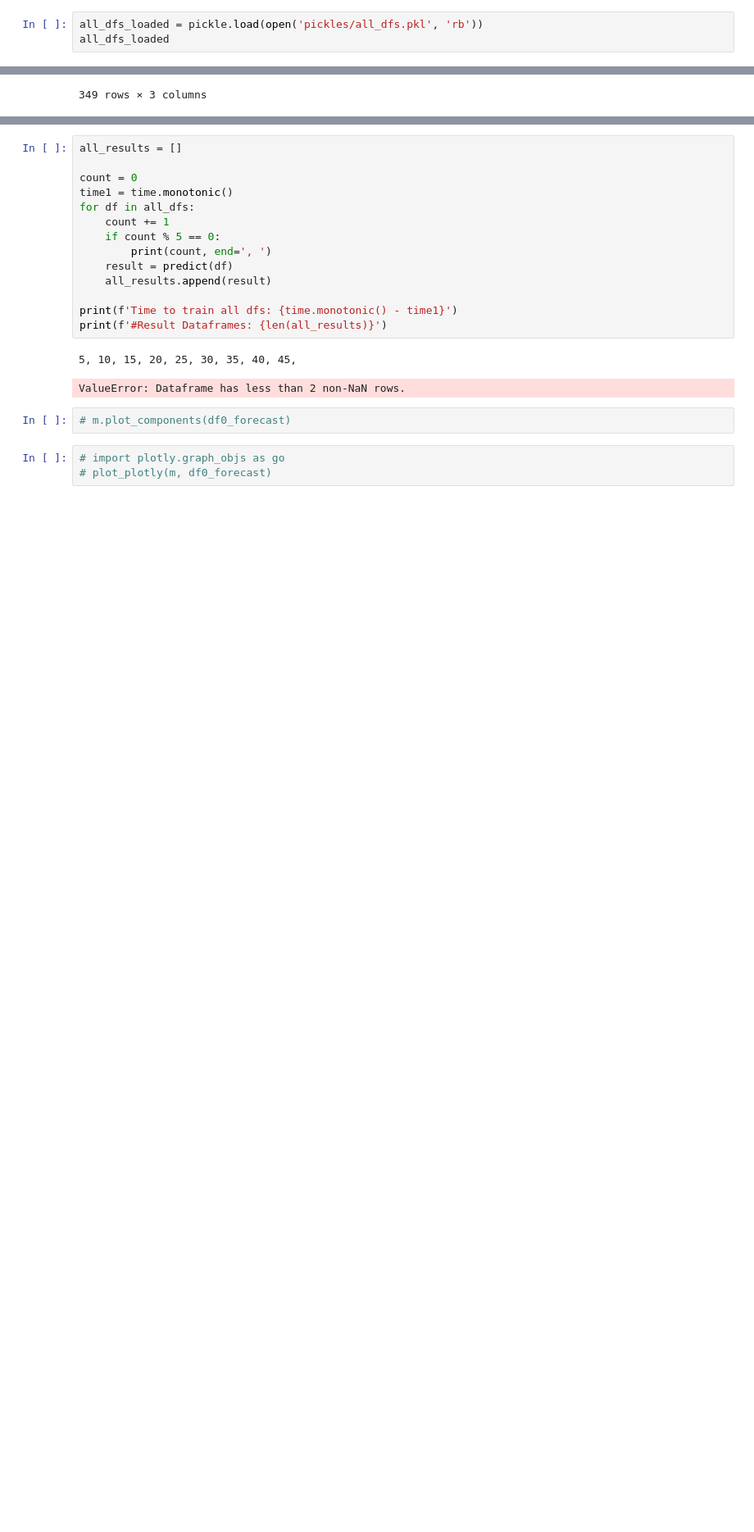
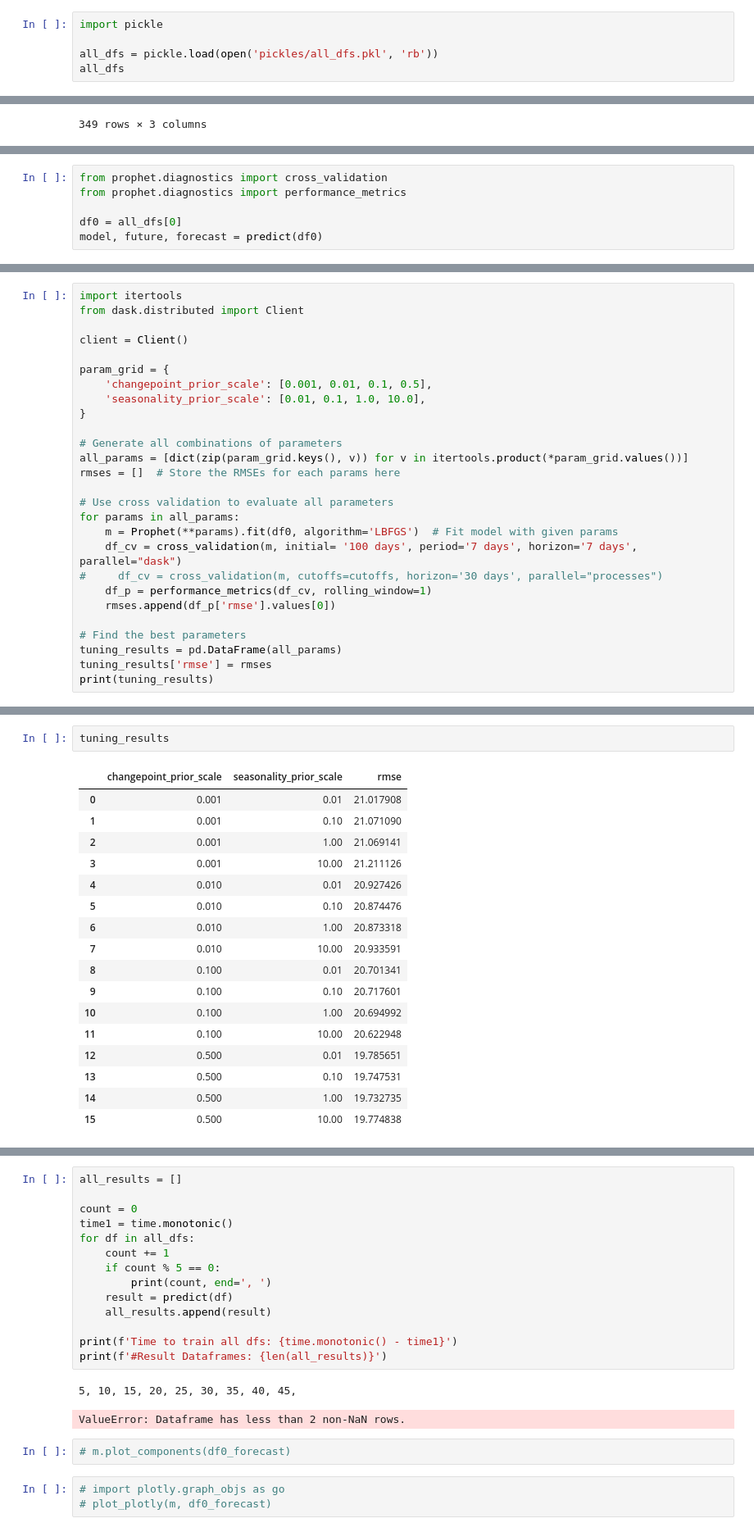
Before and after one commit to menuka94/sustain-timeseries, a Jupyter notebook: Time Series Forecasting.ipynb, the cells around one changed output, grey strips where cells are left out. Shown at 82% size. Saved outputs shown, nothing was run; the diff lists cells and outputs as text; blank space fills up the shorter version.

Commit message:
feat: use dask for parallel execution

```diff
--- a/Time Series Forecasting.ipynb
+++ b/Time Series Forecasting.ipynb
@@ -63,8 +83,10 @@ print(f'Time to dump all_dfs to file: {time.monotonic() - time1}')
 # %% [output]
 Time to dump all_dfs to file: 1.115097158588469
 # %%
-all_dfs_loaded = pickle.load(open('pickles/all_dfs.pkl', 'rb'))
-all_dfs_loaded
+import pickle
+
+all_dfs = pickle.load(open('pickles/all_dfs.pkl', 'rb'))
+all_dfs
 # %% [output]
 [             ds   GISJOIN   y
  0    2020-03-27  G0100010   0
@@ -124,0 +152,6 @@ def predict(df_train):
+# %%
+from prophet.diagnostics import cross_validation
+from prophet.diagnostics import performance_metrics
+
+df0 = all_dfs[0]
+model, future, forecast = predict(df0)
@@ -124,0 +189,27 @@ def predict(df_train):
+# %%
+import itertools
+from dask.distributed import Client
+
+client = Client()
+
+param_grid = {
+    'changepoint_prior_scale': [0.001, 0.01, 0.1, 0.5],
+    'seasonality_prior_scale': [0.01, 0.1, 1.0, 10.0],
+}
+
+# Generate all combinations of parameters
+all_params = [dict(zip(param_grid.keys(), v)) for v in itertools.product(*param_grid.values())]
+rmses = []  # Store the RMSEs for each params here
+
+# Use cross validation to evaluate all parameters
+for params in all_params:
+    m = Prophet(**params).fit(df0, algorithm='LBFGS')  # Fit model with given params
+    df_cv = cross_validation(m, initial= '100 days', period='7 days', horizon='7 days', parallel="dask")
+#     df_cv = cross_validation(m, cutoffs=cutoffs, horizon='30 days', parallel="processes")
+    df_p = performance_metrics(df_cv, rolling_window=1)
+    rmses.append(df_p['rmse'].values[0])
+
+# Find the best parameters
+tuning_results = pd.DataFrame(all_params)
+tuning_results['rmse'] = rmses
+print(tuning_results)
@@ -124,0 +234,20 @@ def predict(df_train):
+# %%
+tuning_results
+# %% [output]
+|  | changepoint_prior_scale | seasonality_prior_scale | rmse |
+| 0 | 0.001 | 0.01 | 21.017908 |
+| 1 | 0.001 | 0.10 | 21.071090 |
+| 2 | 0.001 | 1.00 | 21.069141 |
+| 3 | 0.001 | 10.00 | 21.211126 |
+| 4 | 0.010 | 0.01 | 20.927426 |
+| 5 | 0.010 | 0.10 | 20.874476 |
+| 6 | 0.010 | 1.00 | 20.873318 |
+| 7 | 0.010 | 10.00 | 20.933591 |
+| 8 | 0.100 | 0.01 | 20.701341 |
+| 9 | 0.100 | 0.10 | 20.717601 |
+| 10 | 0.100 | 1.00 | 20.694992 |
+| 11 | 0.100 | 10.00 | 20.622948 |
+| 12 | 0.500 | 0.01 | 19.785651 |
+| 13 | 0.500 | 0.10 | 19.747531 |
+| 14 | 0.500 | 1.00 | 19.732735 |
+| 15 | 0.500 | 10.00 | 19.774838 |
```
Also changed, not shown: parts of 9 cells of this notebook.
